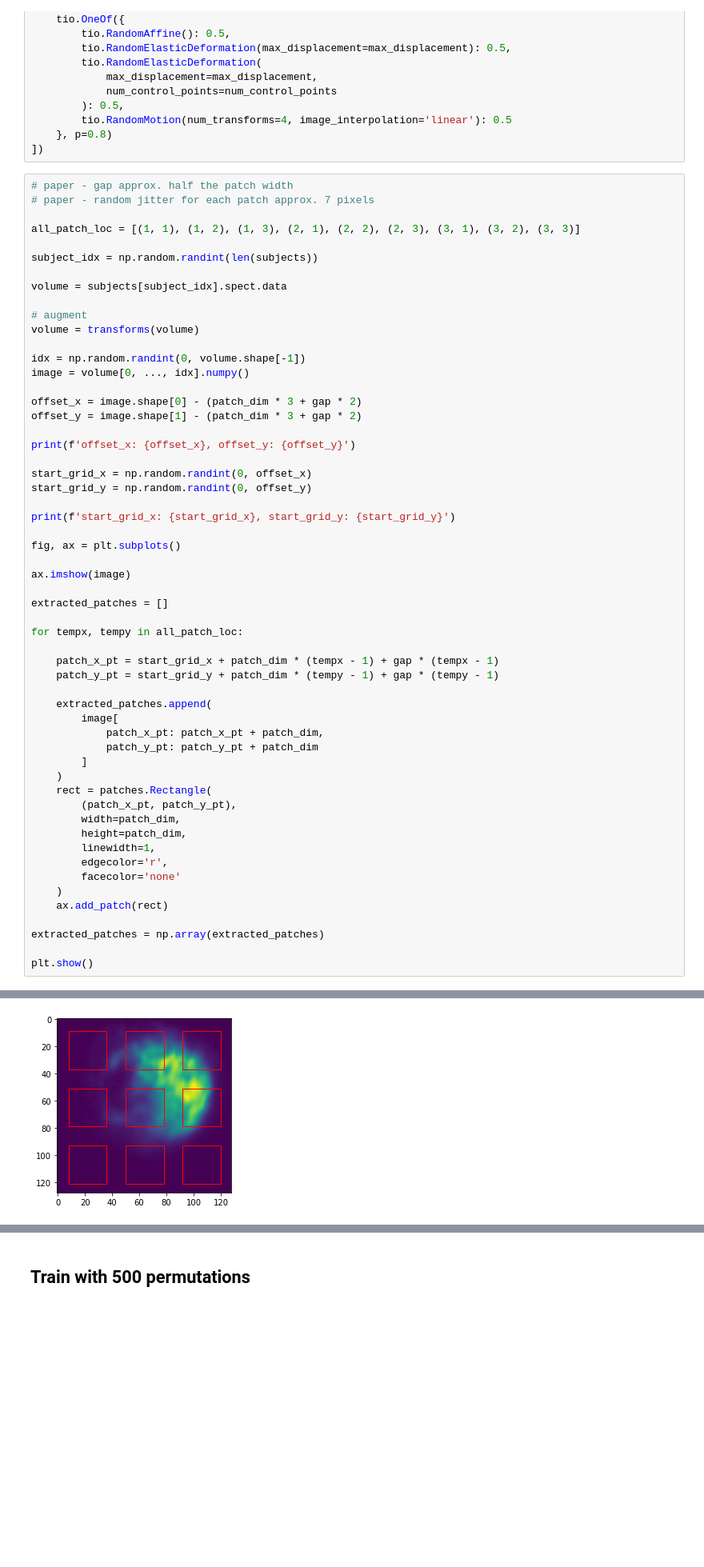
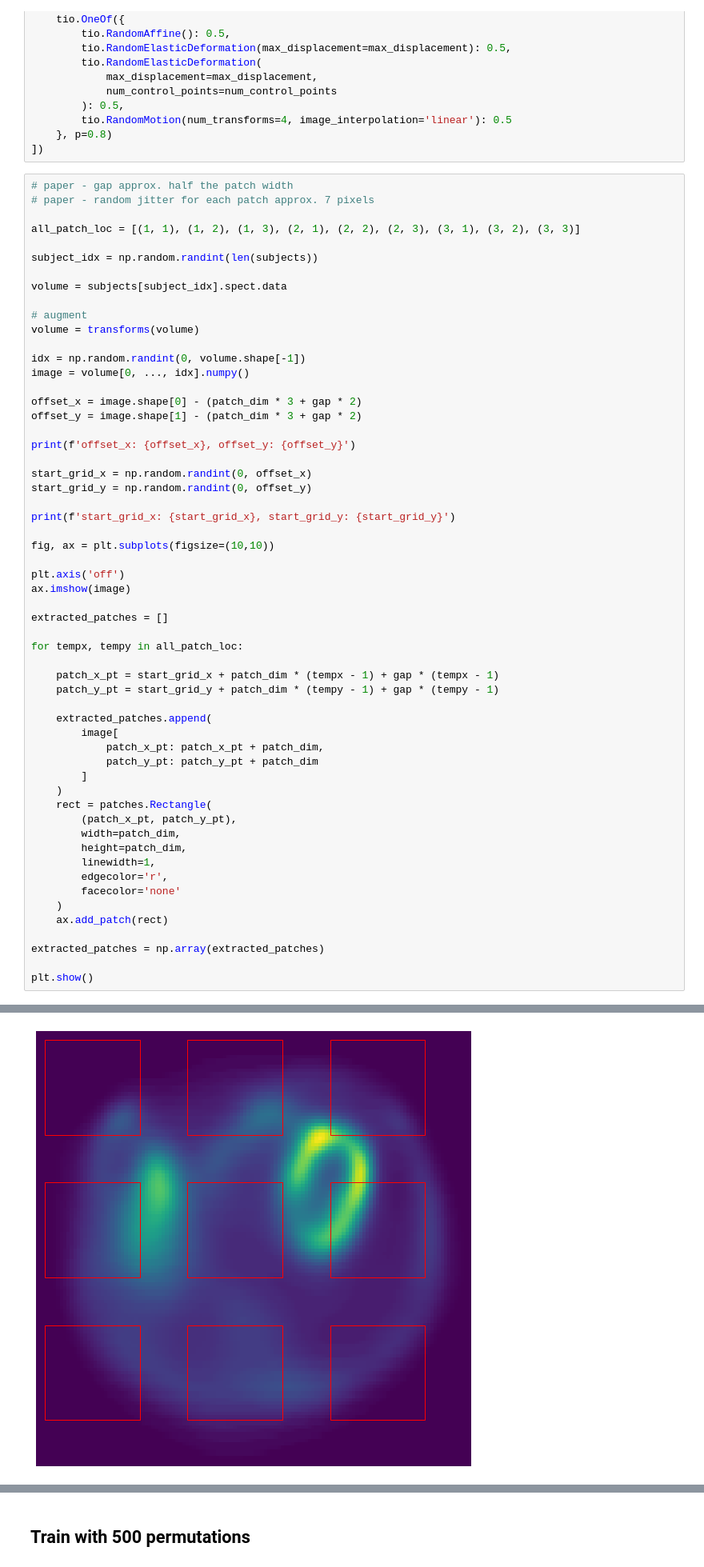
Before and after one commit to hkristof03/SelfSupervised3DLeftVentricleSegmentation, a Jupyter notebook: notebooks/Self-supervised learning - jigsaw puzzle.ipynb, the cells around one changed output, grey strips where cells are left out. Shown at 80% size. Cells and saved outputs as stored; diff of their text form; blank space fills up the shorter version.

```diff
--- a/notebooks/Self-supervised learning - jigsaw puzzle.ipynb
+++ b/notebooks/Self-supervised learning - jigsaw puzzle.ipynb
@@ -196,8 +196,9 @@ start_grid_y = np.random.randint(0, offset_y)
 
 print(f'start_grid_x: {start_grid_x}, start_grid_y: {start_grid_y}')
 
-fig, ax = plt.subplots()
+fig, ax = plt.subplots(figsize=(10,10))
 
+plt.axis('off')
 ax.imshow(image)
 
 extracted_patches = []
@@ -232,4 +233,4 @@ start_grid_x: 8, start_grid_y: 9
-[figure, old version]
+[figure, new version]
 # %%
 fig, ax = plt.subplots(nrows=3, ncols=3, figsize=(10,10))
 
```
Also changed, not shown: parts of 1 cell of this notebook, 8 other files.
